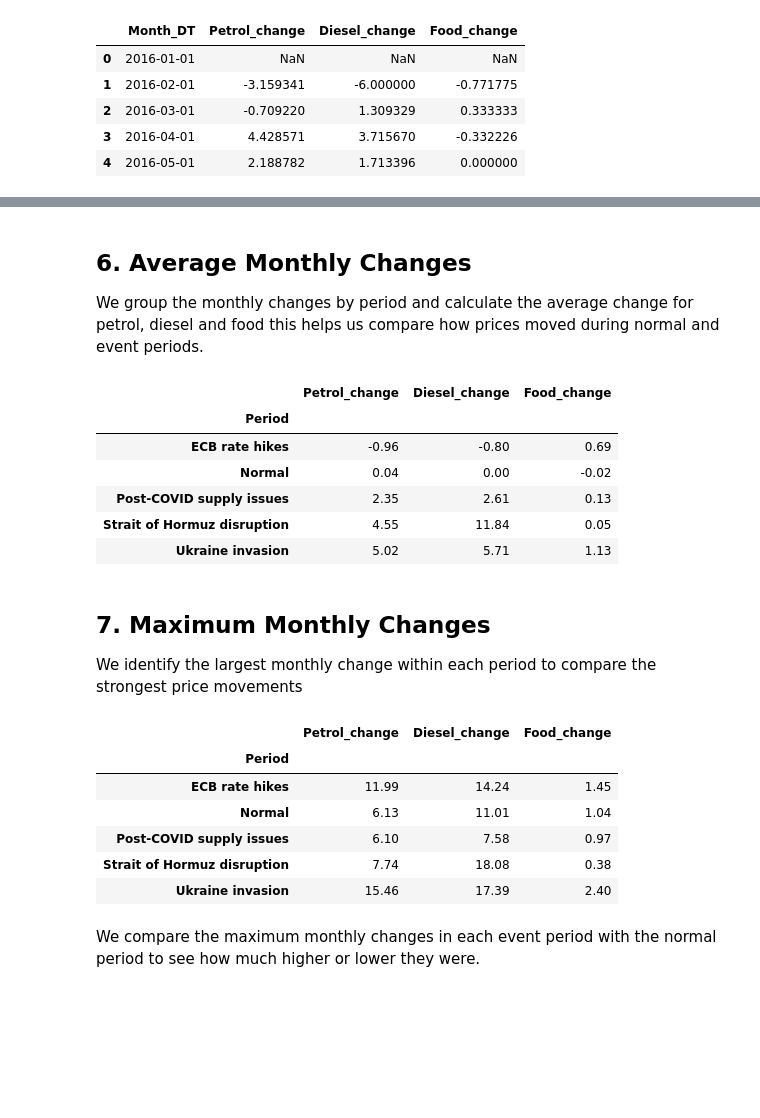
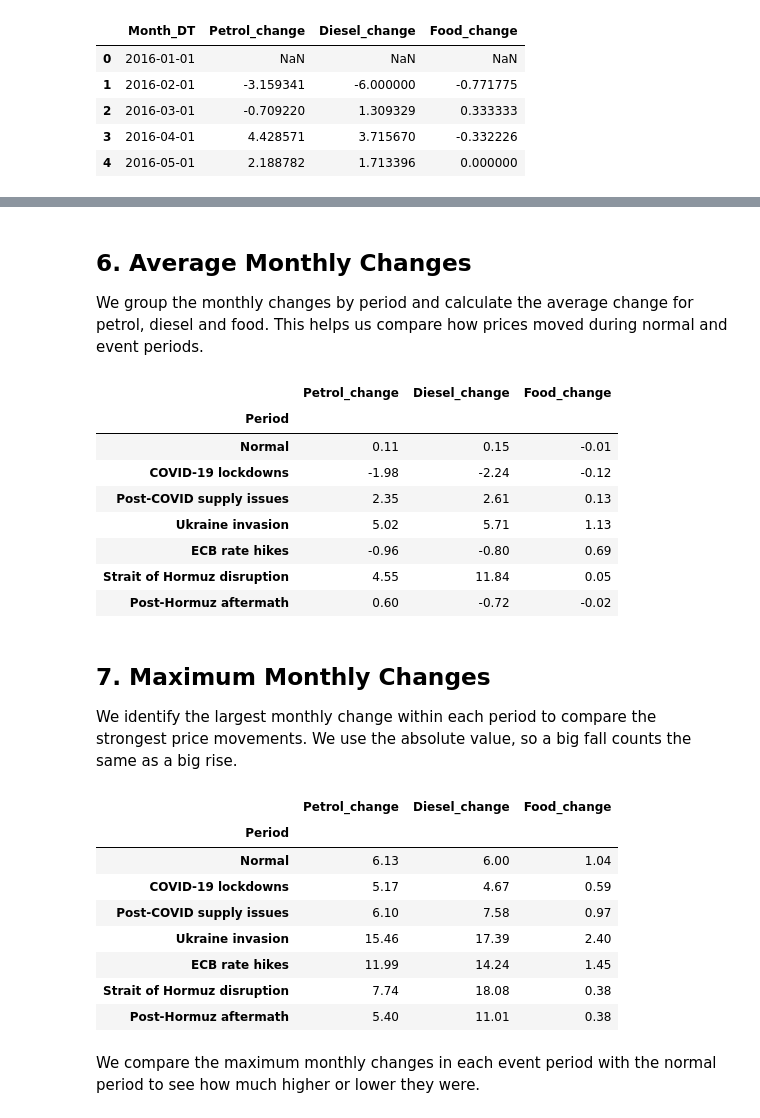
Before and after one commit to SaraLarkem/ireland-fuel-grocery-viz, a Jupyter notebook: notebooks/04_External_Shocks_and_Event_Impact.ipynb, the cells around one changed output, grey strips where cells are left out. Drawn from its saved outputs; the diff is of its cells as text; code cells hidden in the pictures; blank space fills up the shorter version.

```diff
--- a/notebooks/04_External_Shocks_and_Event_Impact.ipynb
+++ b/notebooks/04_External_Shocks_and_Event_Impact.ipynb
@@ -44,10 +78,12 @@ The following date ranges were selected to look at price changes during each eve
 # %%
 # event periods used for the analysis
 events = {
+    "COVID-19 lockdowns": ("2020-03-01", "2020-06-30"),
     "Post-COVID supply issues": ("2021-01-01", "2021-12-31"),
     "Ukraine invasion": ("2022-02-01", "2022-06-30"),
     "ECB rate hikes": ("2022-07-01", "2023-09-30"),
-    "Strait of Hormuz disruption": ("2026-03-01", "2026-04-30")
+    "Strait of Hormuz disruption": ("2026-03-01", "2026-04-30"),
+    "Post-Hormuz aftermath": ("2026-05-01", "2026-09-30")
 }
 
 events
@@ -167,0 +199,8 @@ dtype: int64
+# %%
+# order the periods: Normal first, then the events in time order
+period_order = ["Normal"] + list(events.keys())
+
+# count the monthly changes in each period
+n_changes = df.groupby("Period")["Food_change"].count().loc[period_order]
+
+n_changes
@@ -168,42 +217,45 @@ dtype: int64
 # %% [markdown]
 ## 6. Average Monthly Changes
 
-We group the monthly changes by period and calculate the average change for petrol, diesel and food
-this helps us compare how prices moved during normal and event periods.
+We group the monthly changes by period and calculate the average change for petrol, diesel and food. This helps us compare how prices moved during normal and event periods.
 # %%
 # average monthly price change for each period
 average_changes = df.groupby("Period")[
     ["Petrol_change", "Diesel_change", "Food_change"]
-].mean().round(2)
+].mean().round(2).loc[period_order]
 
 average_changes
 # %% [output]
 |  | Petrol_change | Diesel_change | Food_change |
 | Period |  |  |  |
+| Normal | 0.11 | 0.15 | -0.01 |
+| COVID-19 lockdowns | -1.98 | -2.24 | -0.12 |
+| Post-COVID supply issues | 2.35 | 2.61 | 0.13 |
+| Ukraine invasion | 5.02 | 5.71 | 1.13 |
 | ECB rate hikes | -0.96 | -0.80 | 0.69 |
-| Normal | 0.04 | 0.00 | -0.02 |
-| Post-COVID supply issues | 2.35 | 2.61 | 0.13 |
 | Strait of Hormuz disruption | 4.55 | 11.84 | 0.05 |
-| Ukraine invasion | 5.02 | 5.71 | 1.13 |
+| Post-Hormuz aftermath | 0.60 | -0.72 | -0.02 |
 # %% [markdown]
 ## 7. Maximum Monthly Changes
 
-We identify the largest monthly change within each period to compare the strongest price movements
+We identify the largest monthly change within each period to compare the strongest price movements. We use the absolute value, so a big fall counts the same as a big rise.
 # %%
-# find the biggest monthly change in each period
+# find the largest monthly change in each period (either direction)
 max_monthly_change = df.groupby("Period")[
     ["Petrol_change", "Diesel_change", "Food_change"]
-].agg(lambda x: x.abs().max()).round(2)
+].agg(lambda x: x.abs().max()).round(2).loc[period_order]
 
 max_monthly_change
 # %% [output]
 |  | Petrol_change | Diesel_change | Food_change |
 | Period |  |  |  |
+| Normal | 6.13 | 6.00 | 1.04 |
+| COVID-19 lockdowns | 5.17 | 4.67 | 0.59 |
+| Post-COVID supply issues | 6.10 | 7.58 | 0.97 |
+| Ukraine invasion | 15.46 | 17.39 | 2.40 |
 | ECB rate hikes | 11.99 | 14.24 | 1.45 |
-| Normal | 6.13 | 11.01 | 1.04 |
-| Post-COVID supply issues | 6.10 | 7.58 | 0.97 |
 | Strait of Hormuz disruption | 7.74 | 18.08 | 0.38 |
-| Ukraine invasion | 15.46 | 17.39 | 2.40 |
+| Post-Hormuz aftermath | 5.40 | 11.01 | 0.38 |
 # %% [markdown]
 We compare the maximum monthly changes in each event period with the normal period to see how much higher or lower they were.
 # %%
```
Also changed, not shown: parts of 34 cells of this notebook, 4 other files.
